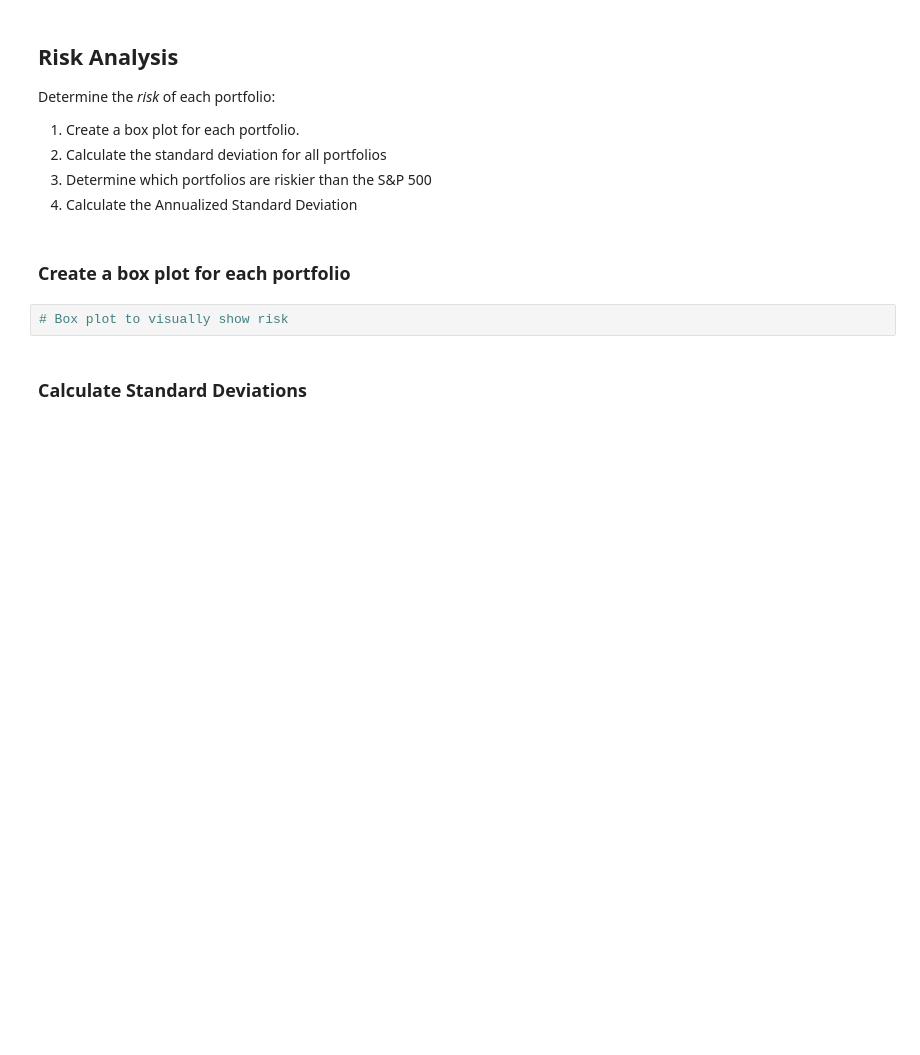
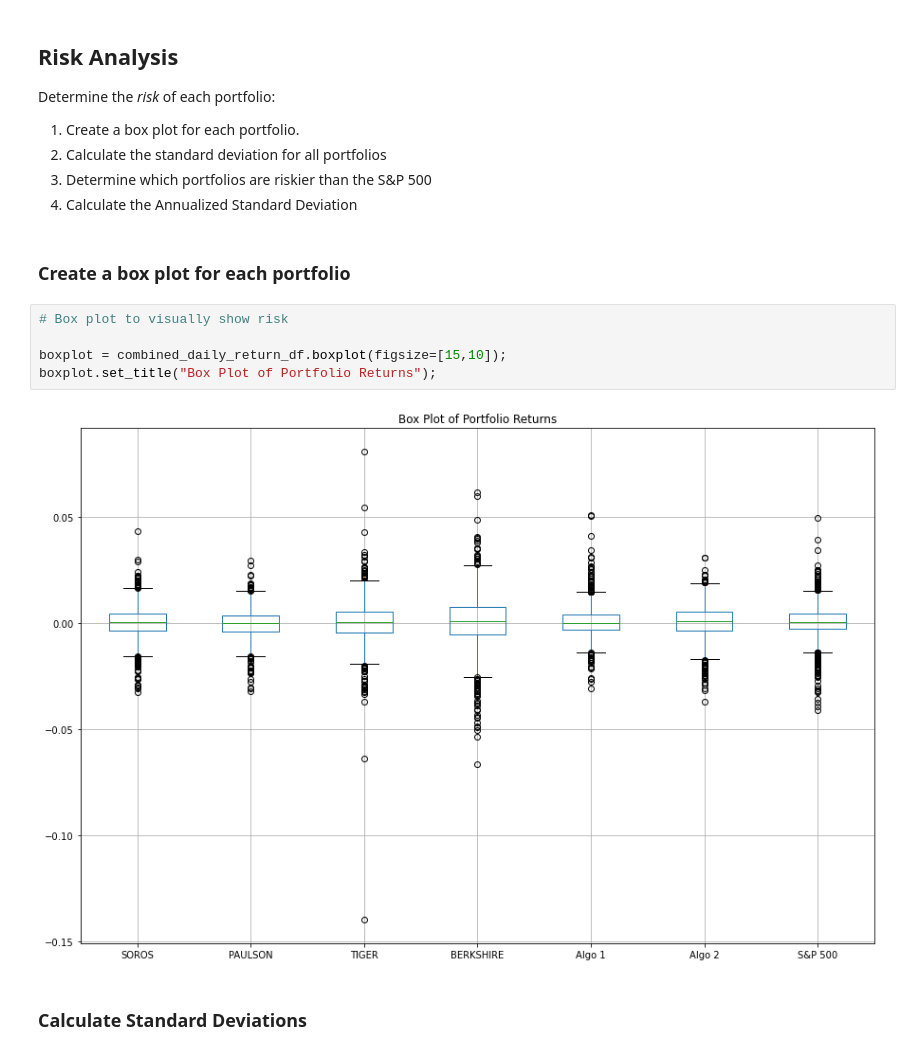
Before and after one commit to nbaronti/Pandas_Homework, a Jupyter notebook: Pandas_Homework.ipynb, the cells around one changed output. Cells and saved outputs as stored; diff of their text form; blank space fills up the shorter version.

```diff
--- a/Pandas_Homework.ipynb
+++ b/Pandas_Homework.ipynb
@@ -279,6 +266,11 @@ Determine the _risk_ of each portfolio:
 ### Create a box plot for each portfolio
 # %%
 # Box plot to visually show risk
+
+boxplot = combined_daily_return_df.boxplot(figsize=[15,10]);
+boxplot.set_title("Box Plot of Portfolio Returns");
+# %% [output]
+[figure, added]
 # %% [markdown]
 ### Calculate Standard Deviations
 # %%
```
Also changed, not shown: parts of 7 cells of this notebook.
